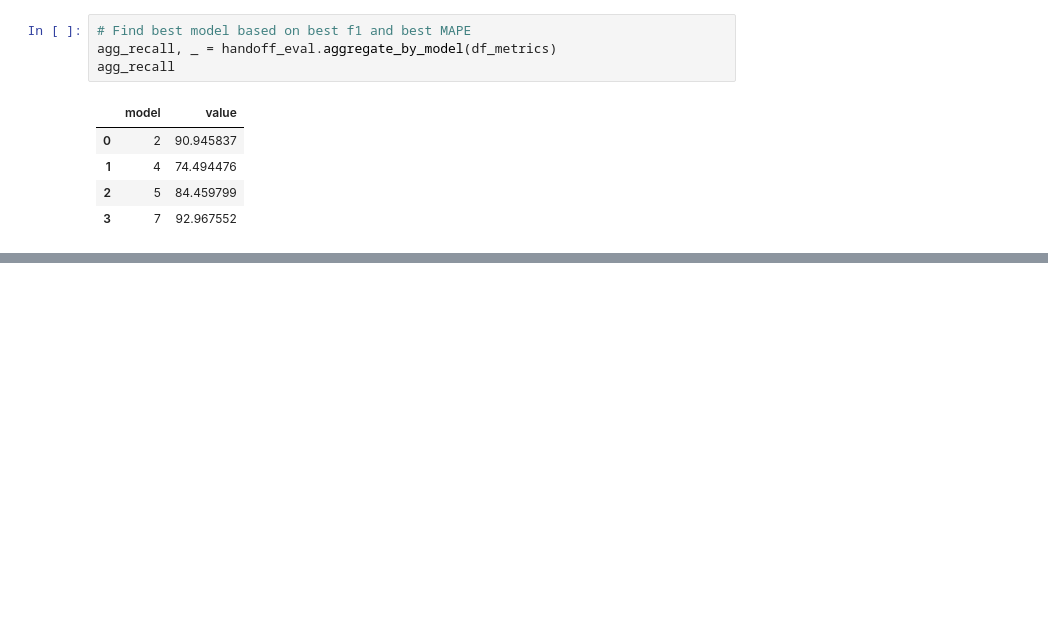
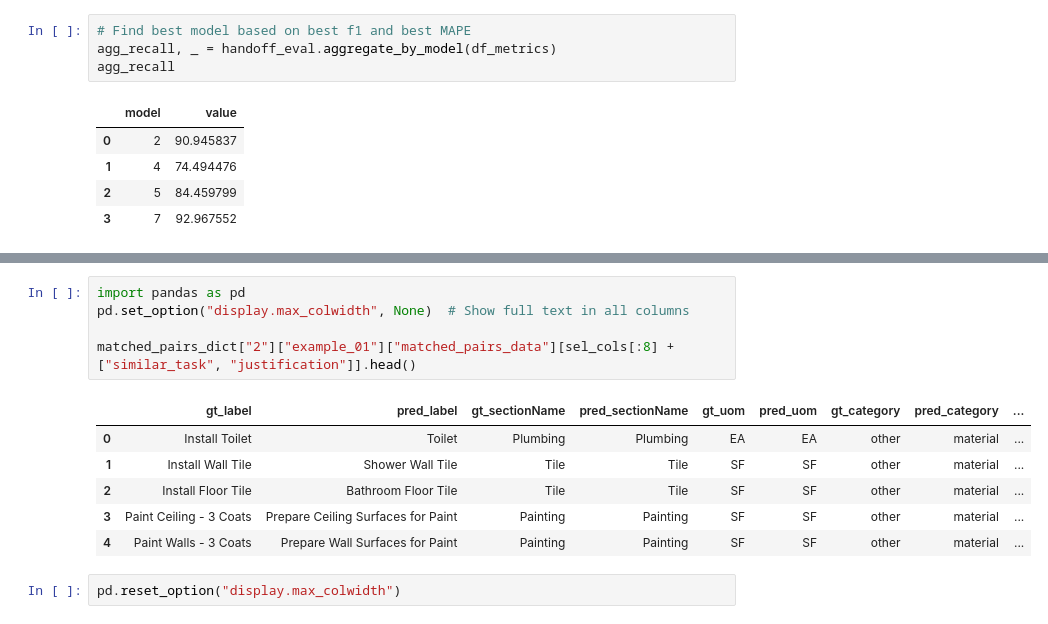
Before and after one commit to krzischp/handoff-eval, a Jupyter notebook: notebooks/evaluation.ipynb, the cells around one changed output, grey strips where cells are left out. Cells and saved outputs as stored; diff of their text form; blank space fills up the shorter version.

```diff
--- a/notebooks/evaluation.ipynb
+++ b/notebooks/evaluation.ipynb
@@ -107,0 +121,14 @@ agg_recall
+# %%
+import pandas as pd
+pd.set_option("display.max_colwidth", None)  # Show full text in all columns
+
+matched_pairs_dict["2"]["example_01"]["matched_pairs_data"][sel_cols[:8] + ["similar_task", "justification"]].head()
+# %% [output]
+|  | gt_label | pred_label | gt_sectionName | pred_sectionName | gt_uom | pred_uom | gt_category | pred_category | ... |
+| 0 | Install Toilet | Toilet | Plumbing | Plumbing | EA | EA | other | material | ... |
+| 1 | Install Wall Tile | Shower Wall Tile | Tile | Tile | SF | SF | other | material | ... |
+| 2 | Install Floor Tile | Bathroom Floor Tile | Tile | Tile | SF | SF | other | material | ... |
+| 3 | Paint Ceiling - 3 Coats | Prepare Ceiling Surfaces for Paint | Painting | Painting | SF | SF | other | material | ... |
+| 4 | Paint Walls - 3 Coats | Prepare Wall Surfaces for Paint | Painting | Painting | SF | SF | other | material | ... |
+# %%
+pd.reset_option("display.max_colwidth")
```
Also changed, not shown: parts of 3 cells of this notebook, 6 other files.
